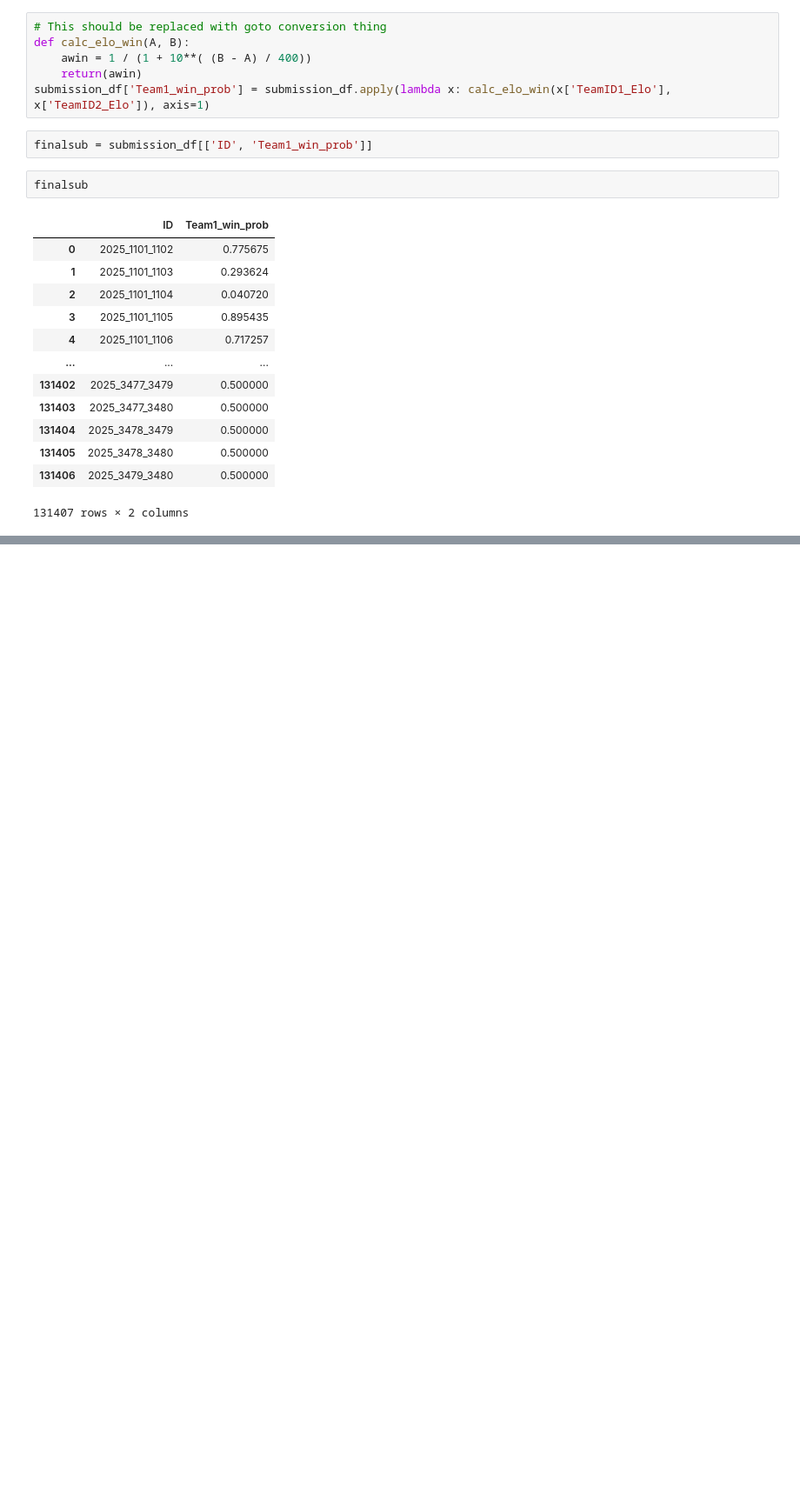
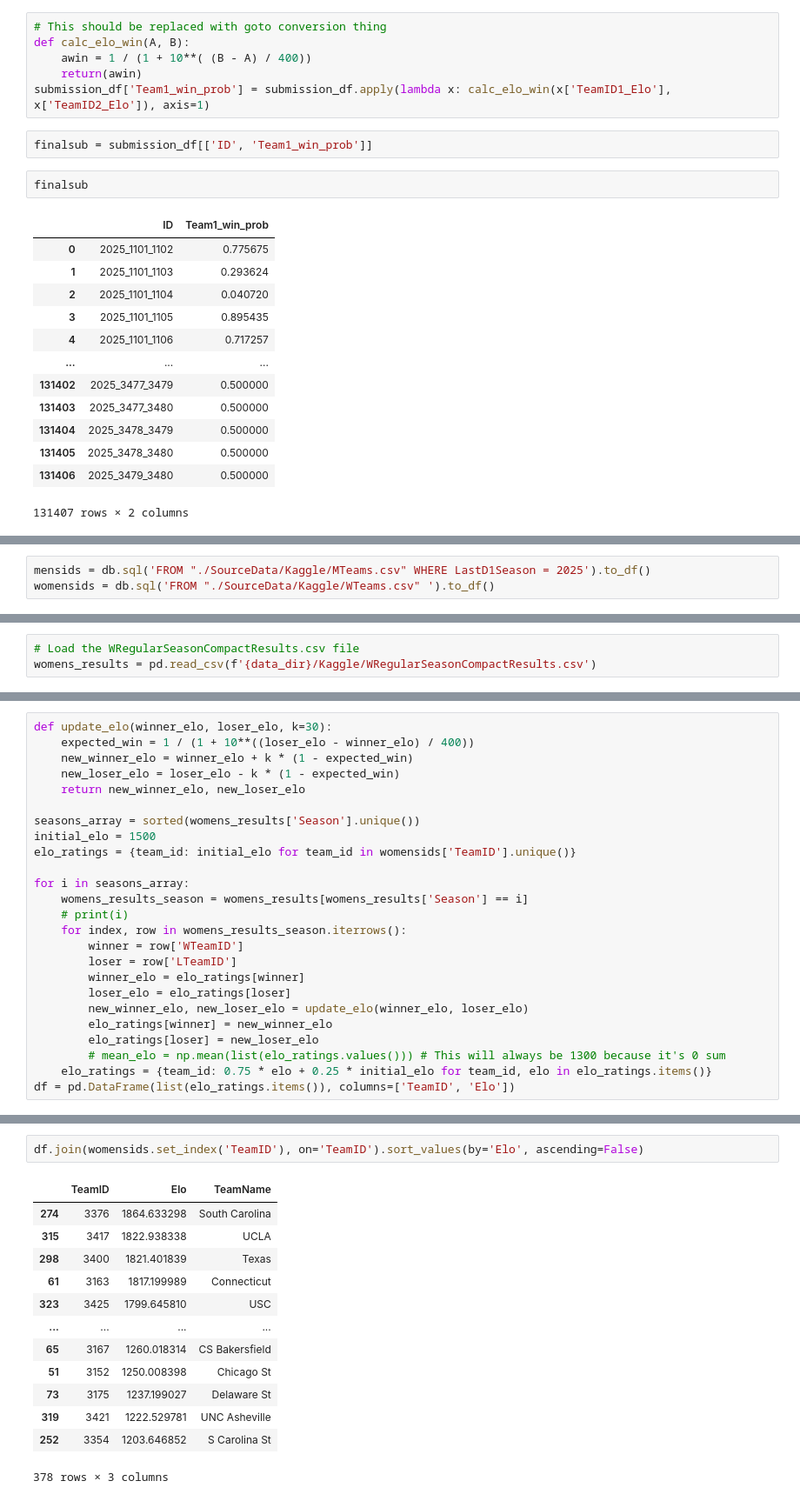
Before and after one commit to mborrus/Borhoops, a Jupyter notebook: EDA.ipynb, the cells around one changed output, grey strips where cells are left out. Shown at 87% size. Drawn from its saved outputs; the diff is of its cells as text; blank space fills up the shorter version.

Commit message:
added women's elo

```diff
--- a/EDA.ipynb
+++ b/EDA.ipynb
@@ -370,0 +375,3 @@ finalsub
+# %%
+mensids = db.sql('FROM "./SourceData/Kaggle/MTeams.csv" WHERE LastD1Season = 2025').to_df()
+womensids = db.sql('FROM "./SourceData/Kaggle/WTeams.csv" ').to_df()
@@ -370,0 +416,3 @@ finalsub
+# %%
+# Load the WRegularSeasonCompactResults.csv file
+womens_results = pd.read_csv(f'{data_dir}/Kaggle/WRegularSeasonCompactResults.csv')
@@ -370,0 +433,25 @@ finalsub
+# %%
+def update_elo(winner_elo, loser_elo, k=30):
+    expected_win = 1 / (1 + 10**((loser_elo - winner_elo) / 400))
+    new_winner_elo = winner_elo + k * (1 - expected_win)
+    new_loser_elo = loser_elo - k * (1 - expected_win)
+    return new_winner_elo, new_loser_elo
+
+seasons_array = sorted(womens_results['Season'].unique())
+initial_elo = 1500
+elo_ratings = {team_id: initial_elo for team_id in womensids['TeamID'].unique()}
+
+for i in seasons_array:
+    womens_results_season = womens_results[womens_results['Season'] == i]
+    # print(i)
+    for index, row in womens_results_season.iterrows():
+        winner = row['WTeamID']
+        loser = row['LTeamID']
+        winner_elo = elo_ratings[winner]
+        loser_elo = elo_ratings[loser]
+        new_winner_elo, new_loser_elo = update_elo(winner_elo, loser_elo)
+        elo_ratings[winner] = new_winner_elo
+        elo_ratings[loser] = new_loser_elo
+        # mean_elo = np.mean(list(elo_ratings.values())) # This will always be 1300 because it's 0 sum
+    elo_ratings = {team_id: 0.75 * elo + 0.25 * initial_elo for team_id, elo in elo_ratings.items()}
+df = pd.DataFrame(list(elo_ratings.items()), columns=['TeamID', 'Elo'])
@@ -370,0 +476,16 @@ finalsub
+# %%
+df.join(womensids.set_index('TeamID'), on='TeamID').sort_values(by='Elo', ascending=False)
+# %% [output]
+|  | TeamID | Elo | TeamName |
+| 274 | 3376 | 1864.633298 | South Carolina |
+| 315 | 3417 | 1822.938338 | UCLA |
+| 298 | 3400 | 1821.401839 | Texas |
+| 61 | 3163 | 1817.199989 | Connecticut |
+| 323 | 3425 | 1799.645810 | USC |
+| ... | ... | ... | ... |
+| 65 | 3167 | 1260.018314 | CS Bakersfield |
+| 51 | 3152 | 1250.008398 | Chicago St |
+| 73 | 3175 | 1237.199027 | Delaware St |
+| 319 | 3421 | 1222.529781 | UNC Asheville |
+| 252 | 3354 | 1203.646852 | S Carolina St |
+378 rows × 3 columns
```
Also changed, not shown: parts of 9 cells of this notebook.
